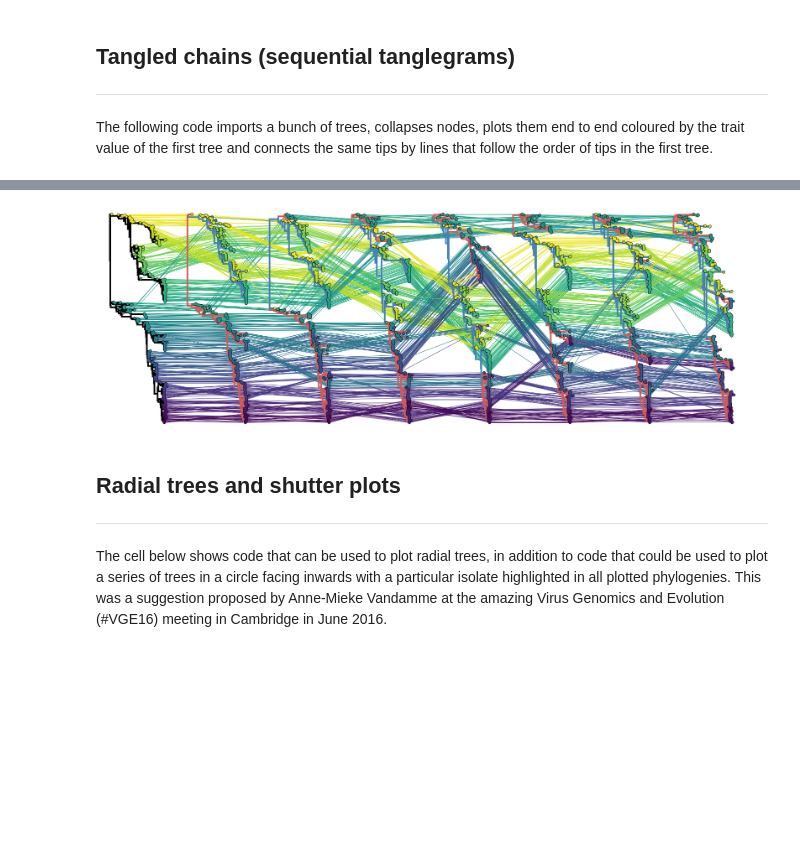
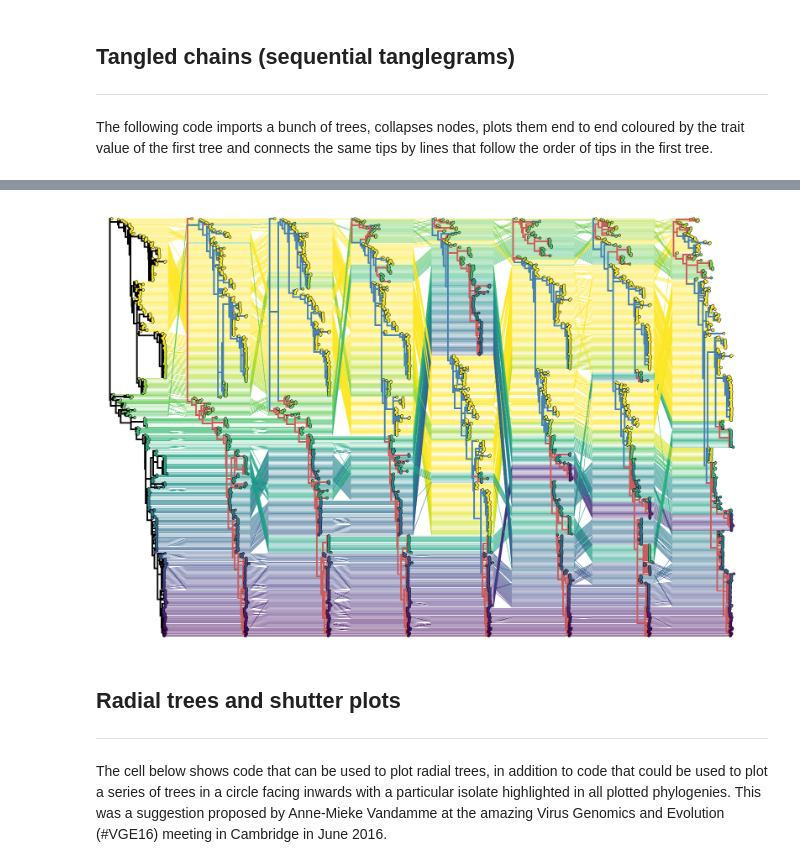
Before and after one commit to evogytis/baltic, a Jupyter notebook: austechia.ipynb, the cells around one changed output, grey strips where cells are left out. Saved outputs shown, nothing was run; the diff lists cells and outputs as text; code cells hidden in the pictures; blank space fills up the shorter version.

```diff
--- a/austechia.ipynb
+++ b/austechia.ipynb
@@ -488,9 +542,9 @@ for tree_path in tree_paths: ## iterate over tree files
     print "File: %s"%(tree_path)
     tipFlag=False ## used to keep track of where we are in FigTree format
     tips={} ## dictionary of tip code to full tip name
-    ll=bt.loadNexus(tree_base+tree_path,tip_regex="\_([0-9]+)\-([0-9]+)\-([0-9]+)",variableDate=True) ## loading a tree by specifying a path, a custom tip date regex string and that dates are sometimes incomplete
+    ll=bt.loadNexus(tree_base+tree_path,tip_regex="\_([0-9]+)\-([0-9]+)\-([0-9]+)",variableDate=True,verbose=False) ## loading a tree by specifying a path, a custom tip date regex string and that dates are sometimes incomplete
 
-    trees[tree_path.split('_')[1]]=ll ## add tree object to dict
+    trees[tree_path.split('_')[1]]=ll.collapseBranches(trait='posterior',f=lambda x:x<0.7) ## add tree object to dict
 
     print 'Done!'
 # %% [output]
@@ -514,5 +638,5 @@ Done!
 # %%
-fig,ax = plt.subplots(figsize=(30,10),facecolor='w')
+fig,ax = plt.subplots(figsize=(30,20),facecolor='w')
 
 traitName='PB1' ## choose a trait to colour branches by
 cmap=mpl.cm.viridis
@@ -522,14 +646,7 @@ branchWidth=4 ## increase branch width, since trees will be smaller
 
 tree_names=['PB1t','PB2t','HAt','PAt','NPt','NAt','M1t','NS1t'] ## define order in which dict will be accessed
 
-tip_positions={x:{} for x in tree_names} ## remember the position of each tip in each tree
-
-for tr in tree_names: ## iterate over trees
-    cur_tree=trees[tr] ## fetch tree object
-    for k in cur_tree.Objects: ## iterate over branches
-        if isinstance(k,bt.leaf): ## only interested in leaves
-            tip_positions[tr][k.name]=(k.height,k.y) ## remember tree, tip's position
-
+displaceAmount=10
 for t,tr in enumerate(tree_names): ## iterate over trees
     cur_tree=trees[tr] ## fetch tree object
 
@@ -547,52 +664,48 @@ for t,tr in enumerate(tree_names): ## iterate over trees
 
         x+=cumulative_displace ## adjust branch position by displacement, which depends on the position of tree in the overall plot
         xp+=cumulative_displace ## same for branch's parent
-    #     c='indianred' ## colour can be fixed
-    #     c=cmap(k.height/ll.treeHeight) ## or be a function of something else
-    #     c=[cmap(k.traits['posterior']) if k.traits.has_key('posterior') else cmap(1.0)][0]
+
         if k.traits.has_key(traitName):
             c=['indianred' if k.traits[traitName]=='V' else 'steelblue'][0] ## can be discrete too
         else:
             c='k'
         if isinstance(k,bt.leaf): ## if leaf...
-            #x=decimalDate(k.name.split('_')[-1],variable=True) ## get x position from name
-
             s=30 ## tip size can be fixed
 
             pos_in_first_tree=tip_positions['PB1t'][k.name][1] ## fetch y coordinate of same tip in the first tree
             frac_pos=pos_in_first_tree/float(len(cur_tree.Objects))*2.0 ## normalize coordinate to be within interval [0.0,1.0]
 
             ax.scatter(x,y,s=s,facecolor=cmap(frac_pos),edgecolor='none',zorder=11) ## plot circle for every tip
             ax.scatter(x,y,s=s+0.8*s,facecolor='k',edgecolor='none',zorder=10) ## plot black circle underneath
 
             if t!=len(tree_names)-1: ## as long as we're not at the last tree - connect tips with coloured lines
                 next_x,next_y=tip_positions[tree_names[t+1]][k.name] ## fetch coordinates of same tip in next tree
-                next_x+=cumulative_displace+cur_tree.treeHeight+10 ## adjust x coordinate by current displacement and future displacement
-
-                ax.plot([x,next_x],[y,next_y],lw=1,ls='-',color=cmap(frac_pos),zorder=0) ## connect current tip with same tip in the next tree
+                next_x+=cumulative_displace+cur_tree.treeHeight+displaceAmount ## adjust x coordinate by current displacement and future displacement
+                nextIncrement=cumulative_displace+cur_tree.treeHeight
+                ax.plot([x,nextIncrement+0.05*displaceAmount,nextIncrement+0.95*displaceAmount,next_x],[y,y,next_y,next_y],lw=1,ls='-',color=cmap(frac_pos),zorder=0) ## connect current tip with same tip in the next tree
 
         elif isinstance(k,bt.node): ## if node...
             ax.plot([x,x],[k.children[-1].y,k.children[0].y],lw=branchWidth,color=c,ls='-',zorder=9) ## plot vertical bar
 
         ax.plot([xp,x],[y,y],lw=branchWidth,color=c,ls='-',zorder=9) ## always plot branch
 
-    cumulative_displace+=cur_tree.treeHeight+10 ## increment displacement by the height of the tree
+    cumulative_displace+=cur_tree.treeHeight+displaceAmount ## increment displacement by the height of the tree
 
-ax.set_ylim(-5,len([x for x in cur_tree.Objects if isinstance(x,bt.leaf)])+10) ## set y limits
+ax.set_ylim(-5,len([x for x in cur_tree.Objects if isinstance(x,bt.leaf)])+displaceAmount) ## set y limits
 ax.set_xlim(-5,cumulative_displace+5)
 
 ax.spines['top'].set_visible(False)
 ax.spines['right'].set_visible(False)
 ax.spines['left'].set_visible(False)
 ax.spines['bottom'].set_visible(False)
 
 ax.tick_params(axis='x',size=0)
 ax.tick_params(axis='y',size=0)
 ax.set_xticklabels([])
 ax.set_yticklabels([])
 plt.show()
 # %% [output]
-[figure, old version]
+[figure, new version]
 # %% [markdown]
 ## Radial trees and shutter plots
 -----
```
Also changed, not shown: parts of 18 cells of this notebook, 1 other file.
